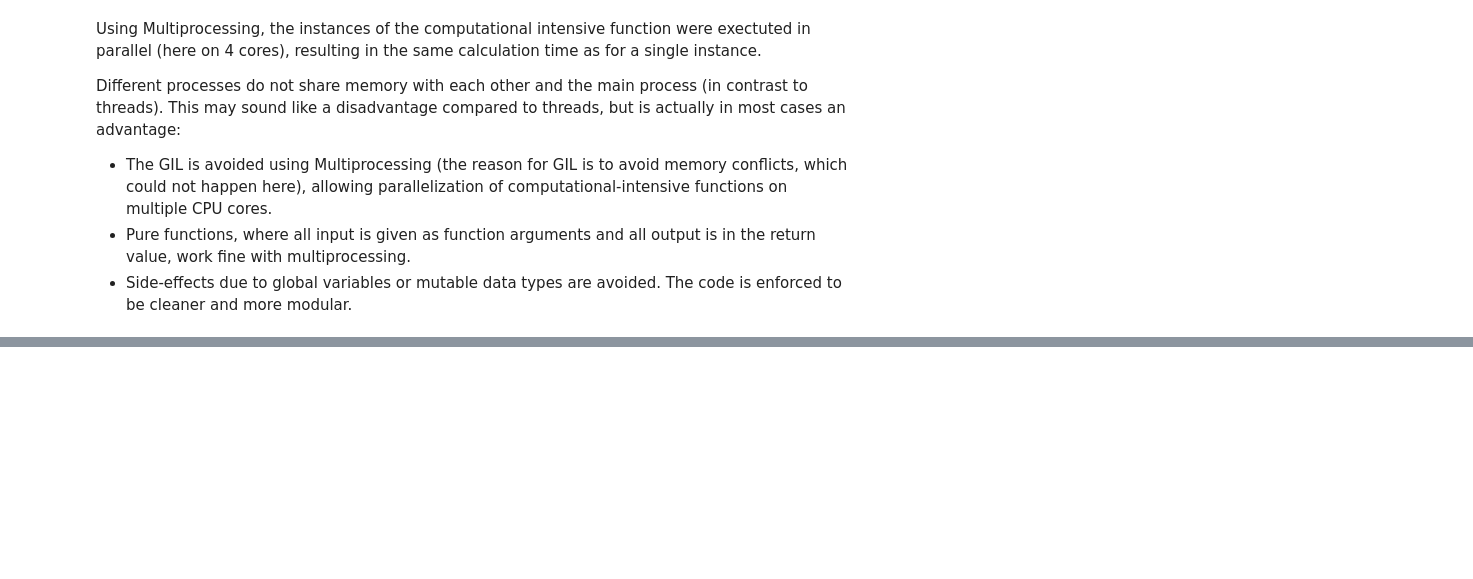
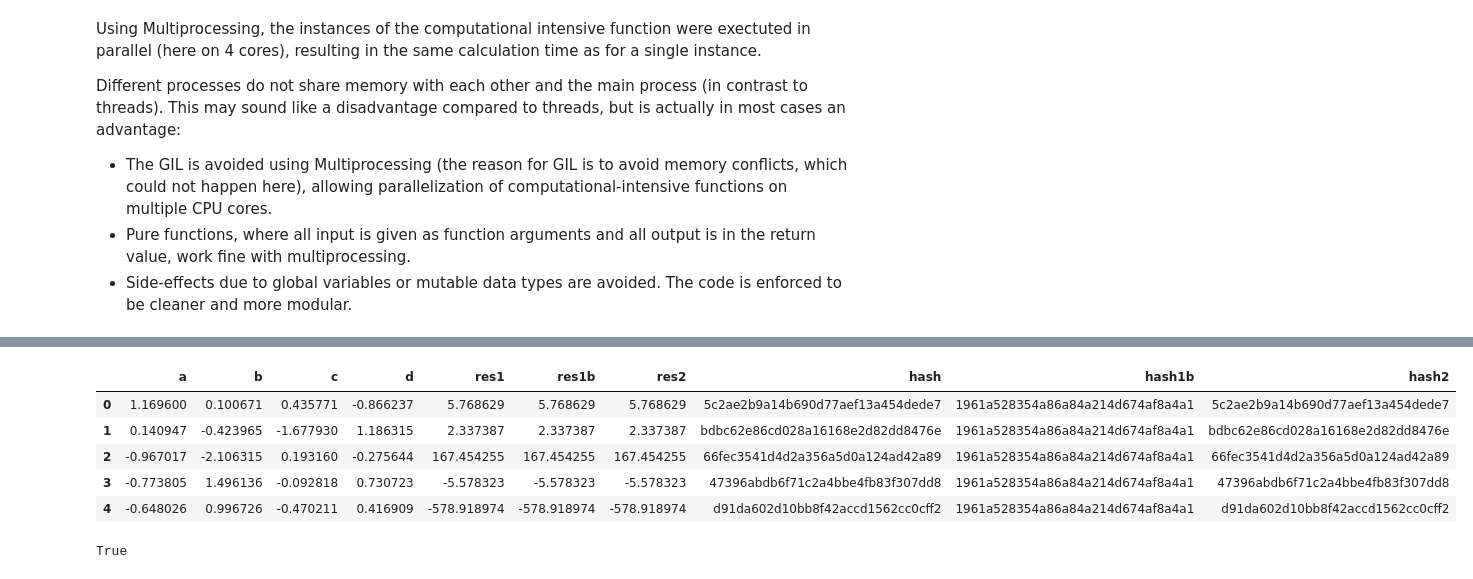
Before and after one commit to lungben/python_tutorial, a Jupyter notebook: parallel_computing.ipynb, the cells around one changed output, grey strips where cells are left out. Drawn from its saved outputs; the diff is of its cells as text; code cells hidden in the pictures; blank space fills up the shorter version.

Commit message:
concurrent.futures and pandas multiprocessing exmple added

```diff
--- a/parallel_computing.ipynb
+++ b/parallel_computing.ipynb
@@ -208,0 +352,5 @@ https://medium.com/@bfortuner/python-multithreading-vs-multiprocessing-73072ce56
+# %%
+with concurrent.futures.ProcessPoolExecutor(max_workers=cpus) as executor:
+    df['res2'] = pd.Series(executor.map(
+        func_on_df, df.a, df.b, df.c, df.d, chunksize=chunksize))
+df.head()
@@ -208,0 +364,5 @@ https://medium.com/@bfortuner/python-multithreading-vs-multiprocessing-73072ce56
+# %%
+%%timeit
+with concurrent.futures.ProcessPoolExecutor(max_workers=cpus) as executor:
+    df['res2'] = list(executor.map(
+        func_on_df, df.a, df.b, df.c, df.d, chunksize=chunksize))
@@ -208,0 +377,4 @@ https://medium.com/@bfortuner/python-multithreading-vs-multiprocessing-73072ce56
+# %%
+def calc_hash(*args):
+    str_args = (str(arg) for arg in args)
+    return hashlib.md5('_'.join(str_args).encode()).hexdigest()
@@ -208,0 +387,3 @@ https://medium.com/@bfortuner/python-multithreading-vs-multiprocessing-73072ce56
+# %%
+df['hash'] = df.apply(lambda x: calc_hash(x.a, x.b), axis=1)
+df.head()
@@ -208,0 +405,16 @@ https://medium.com/@bfortuner/python-multithreading-vs-multiprocessing-73072ce56
+# %%
+with concurrent.futures.ProcessPoolExecutor(max_workers=cpus) as executor:
+    df['hash2'] = pd.Series(executor.map(
+        calc_hash, df.a, df.b, chunksize=int(n_rows/cpus)))
+df.head()
+# %% [output]
+|  | a | b | c | d | res1 | res1b | res2 | hash | hash1b | hash2 |
+| 0 | 1.169600 | 0.100671 | 0.435771 | -0.866237 | 5.768629 | 5.768629 | 5.768629 | 5c2ae2b9a14b690d77aef13a454dede7 | 1961a528354a86a84a214d674af8a4a1 | 5c2ae2b9a14b690d77aef13a454dede7 |
+| 1 | 0.140947 | -0.423965 | -1.677930 | 1.186315 | 2.337387 | 2.337387 | 2.337387 | bdbc62e86cd028a16168e2d82dd8476e | 1961a528354a86a84a214d674af8a4a1 | bdbc62e86cd028a16168e2d82dd8476e |
+| 2 | -0.967017 | -2.106315 | 0.193160 | -0.275644 | 167.454255 | 167.454255 | 167.454255 | 66fec3541d4d2a356a5d0a124ad42a89 | 1961a528354a86a84a214d674af8a4a1 | 66fec3541d4d2a356a5d0a124ad42a89 |
+| 3 | -0.773805 | 1.496136 | -0.092818 | 0.730723 | -5.578323 | -5.578323 | -5.578323 | 47396abdb6f71c2a4bbe4fb83f307dd8 | 1961a528354a86a84a214d674af8a4a1 | 47396abdb6f71c2a4bbe4fb83f307dd8 |
+| 4 | -0.648026 | 0.996726 | -0.470211 | 0.416909 | -578.918974 | -578.918974 | -578.918974 | d91da602d10bb8f42accd1562cc0cff2 | 1961a528354a86a84a214d674af8a4a1 | d91da602d10bb8f42accd1562cc0cff2 |
+# %%
+all(df.hash == df.hash2)
+# %% [output]
+True
```
Also changed, not shown: parts of 40 cells of this notebook.
